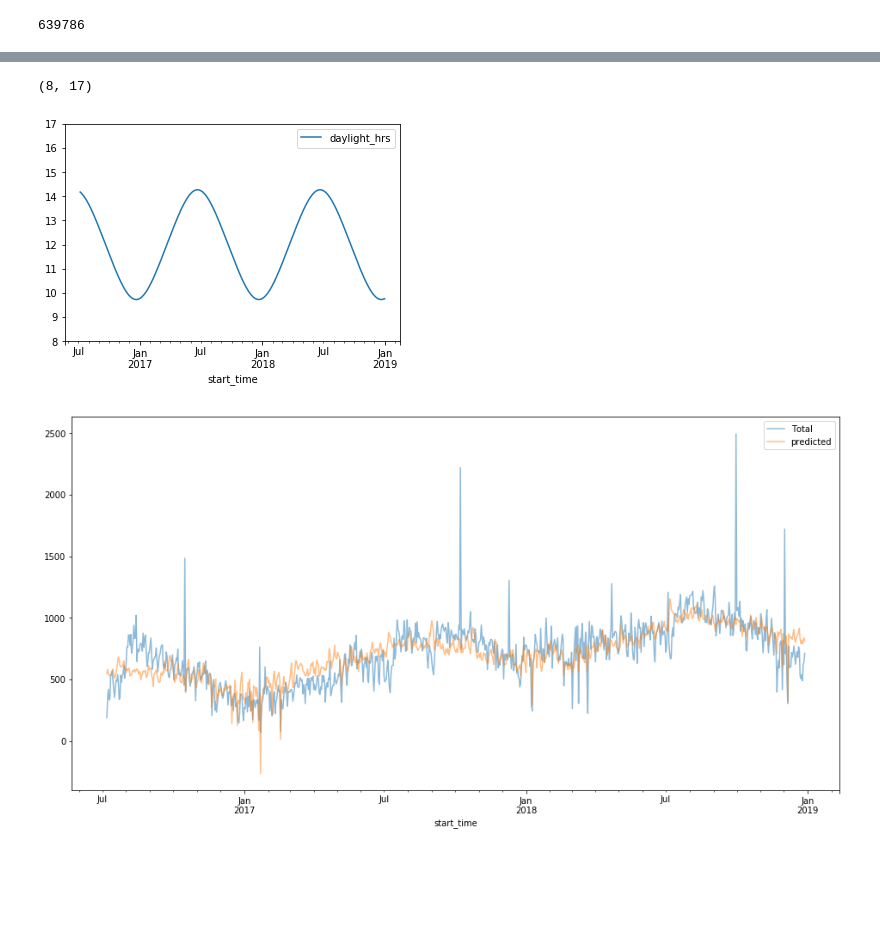
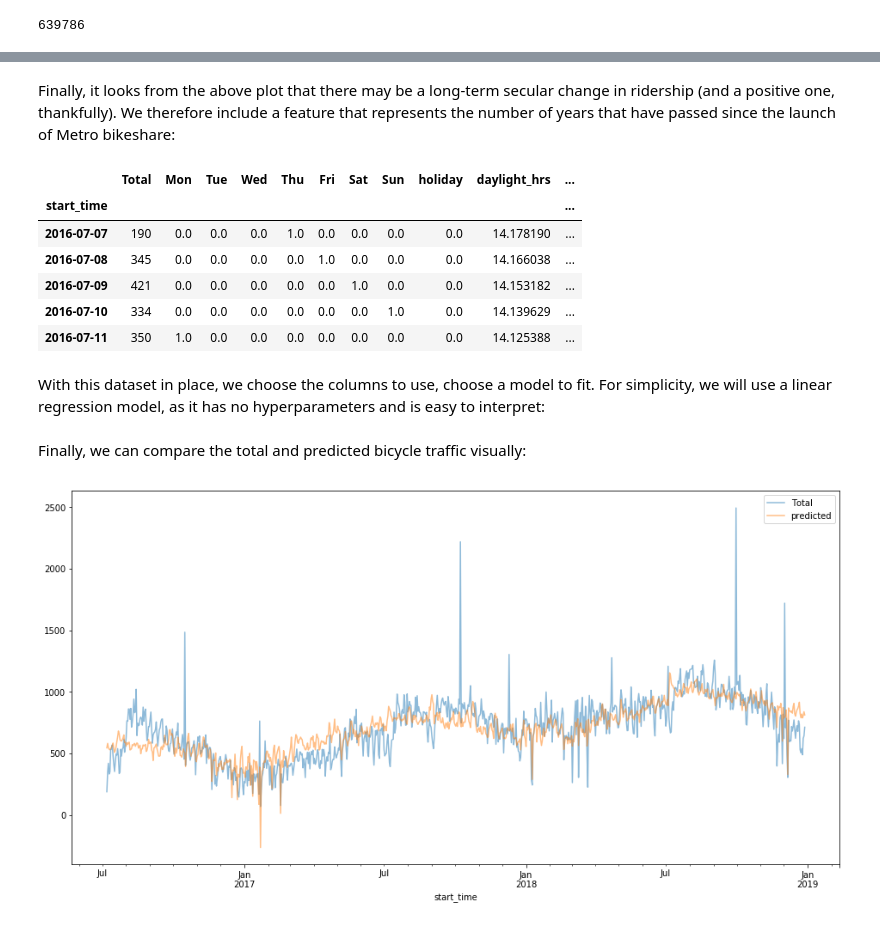
Before and after one commit to ian-r-rose/school-of-data-la-machine-learning, a Jupyter notebook: notebooks/metro-bikeshare-regression.ipynb, the cells around one changed output, grey strips where cells are left out. Saved outputs shown, nothing was run; the diff lists cells and outputs as text; code cells hidden in the pictures; blank space fills up the shorter version.

```diff
--- a/notebooks/metro-bikeshare-regression.ipynb
+++ b/notebooks/metro-bikeshare-regression.ipynb
@@ -65,14 +174,0 @@ daily.head()
-# %%
-def hours_of_daylight(date, axis=23.44, latitude=34.05):
-    """Compute the hours of daylight for the given date"""
-    days = (date - pd.datetime(2000, 12, 21)).days
-    m = (1. - np.tan(np.radians(latitude))
-         * np.tan(np.radians(axis) * np.cos(days * 2 * np.pi / 365.25)))
-    return 24. * np.degrees(np.arccos(1 - np.clip(m, 0, 2))) / 180.
-
-daily['daylight_hrs'] = list(map(hours_of_daylight, daily.index))
-daily[['daylight_hrs']].plot()
-plt.ylim(8, 17)
-# %% [output]
-(8, 17)
-[figure, removed]
@@ -84,4 +175,19 @@ daily = daily.join(weather[['PRCP', 'Temp (F)']])
+# %% [markdown]
+Finally, it looks from the above plot that there may be a long-term secular change in ridership (and a positive one, thankfully).
+We therefore include a feature that represents the number of years that have passed since the launch of Metro bikeshare:
 # %%
-daily['annual'] = (daily.index - daily.index[0]).days / 365.
+ridership['annual'] = (ridership.index - ridership.index[0]).days / 365.
+ridership.head()
+# %% [output]
+|  | Total | Mon | Tue | Wed | Thu | Fri | Sat | Sun | holiday | daylight_hrs | ... |
+| start_time |  |  |  |  |  |  |  |  |  |  | ... |
+| 2016-07-07 | 190 | 0.0 | 0.0 | 0.0 | 1.0 | 0.0 | 0.0 | 0.0 | 0.0 | 14.178190 | ... |
+| 2016-07-08 | 345 | 0.0 | 0.0 | 0.0 | 0.0 | 1.0 | 0.0 | 0.0 | 0.0 | 14.166038 | ... |
+| 2016-07-09 | 421 | 0.0 | 0.0 | 0.0 | 0.0 | 0.0 | 1.0 | 0.0 | 0.0 | 14.153182 | ... |
+| 2016-07-10 | 334 | 0.0 | 0.0 | 0.0 | 0.0 | 0.0 | 0.0 | 1.0 | 0.0 | 14.139629 | ... |
+| 2016-07-11 | 350 | 1.0 | 0.0 | 0.0 | 0.0 | 0.0 | 0.0 | 0.0 | 0.0 | 14.125388 | ... |
+# %% [markdown]
+With this dataset in place, we choose the columns to use, choose a model to fit.
+For simplicity, we will use a linear regression model, as it has no hyperparameters and is easy to interpret:
 # %%
 # Drop any rows with null values
@@ -98 +204,3 @@ daily['predicted'] = model.predict(X)
+# %% [markdown]
+Finally, we can compare the total and predicted bicycle traffic visually:
 # %%
```
Also changed, not shown: parts of 50 cells of this notebook, 1 other file.
